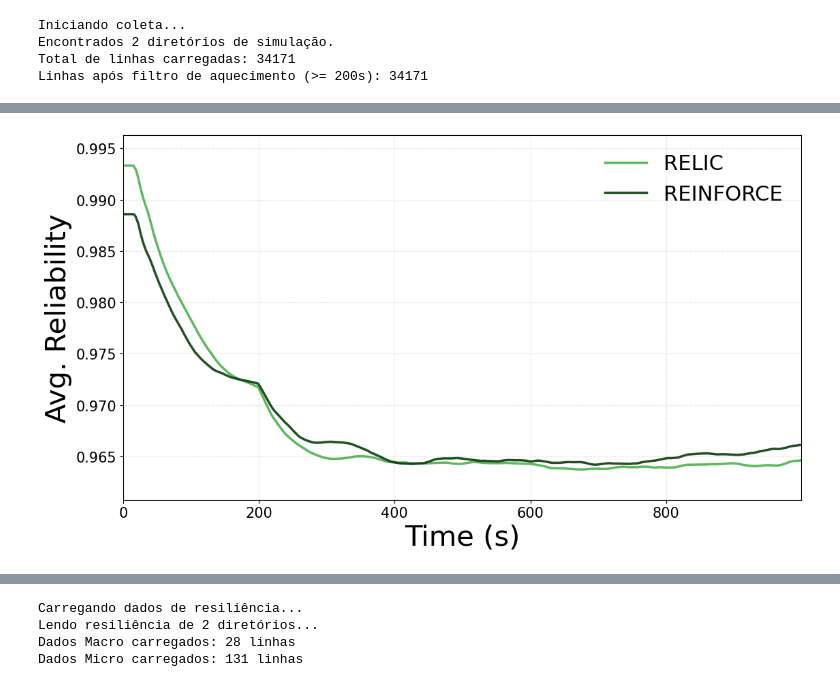
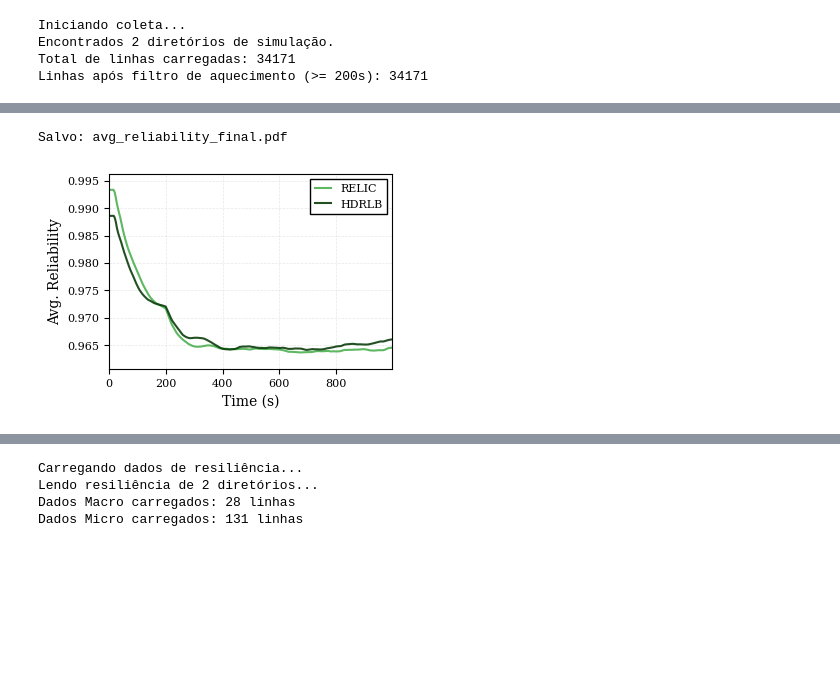
Before and after one commit to FialhoSJ/multi-user-sfc, a Jupyter notebook: plots/2026/teste.ipynb, the cells around one changed output, grey strips where cells are left out. Saved outputs shown, nothing was run; the diff lists cells and outputs as text; code cells hidden in the pictures; blank space fills up the shorter version.

```diff
--- a/plots/2026/teste.ipynb
+++ b/plots/2026/teste.ipynb
@@ -59,7 +77,7 @@ NOME_ALGORITMOS_MAP = {
     'hephaestus': 'hephaestus',
     'hephaestusMaskablePPO': 'Hephaestus',
     'REPLICMASKABLEPPO': 'RELIC',
-    'DRLMASKABLEPPO': 'REINFORCE'
+    'DRLMASKABLEPPO': 'HDRLB'
 }
 
 # Cores específicas para cada algoritmo (Consistência visual)
@@ -71,7 +89,7 @@ CORES_ALGORITMOS = {
     "OSCIM": "#d62728",       # Vermelho
     "GreedyB": "#9467bd",     # Roxo
     "Greedy": "#8c564b",
-    "REINFORCE": "#0B3D0B"    # Verde Escuro
+    "HDRLB": "#0B3D0B"    # Verde Escuro
 }
 
 # Padrões de hachura (textura das barras)
@@ -341,7 +416,7 @@ def create_binned_boxplot(df, x_col, y_col, x_label, y_label, bin_size=10, filen
 # %% [Célula 7] Execução - Gráficos Temporais
 
 # Seleção de Algoritmos para Plotar
-algoritmos_foco = ['RELIC', 'REINFORCE']
+algoritmos_foco = ['RELIC', 'HDRLB']
 df_foco = big_data[big_data['algorithm'].isin(algoritmos_foco)].copy()
 
 # Mapeamento Métrica -> Título do Eixo Y
@@ -516,17 +591,21 @@ else:
 # %%
 import matplotlib.pyplot as plt
+from matplotlib.ticker import FormatStrFormatter
 
-# %% [Célula de Ajuste Fino] Gráfico de Confiabilidade (Sem Título e Legenda Ajustada)
+# %% [Célula de Ajuste Fino] Gráfico de Confiabilidade (Atualizado e Alinhado)
 
 def plot_reliability_final(df, janela=20):
-    fig, ax = plt.subplots(figsize=(10, 6))
+    # Define o tamanho físico exato: 3.5 polegadas (largura da coluna) x 2.4 (altura proporcional)
+    fig, ax = plt.subplots(figsize=(3.5, 2.4))
 
-    # Ordenação dos algoritmos
-    # (Assumindo que CORES_ALGORITMOS já está definido globalmente no seu código)
-    algoritmos = sorted(
-        df['algorithm'].unique(),
-        key=lambda x: list(CORES_ALGORITMOS.keys()).index(x) if x in CORES_ALGORITMOS else 999
-    )
+    # Ordenação dos algoritmos (mantendo sua lógica)
+    if 'CORES_ALGORITMOS' in globals():
+        algoritmos = sorted(
+            df['algorithm'].unique(),
+            key=lambda x: list(CORES_ALGORITMOS.keys()).index(x) if x in CORES_ALGORITMOS else 999
+        )
+    else:
+        algoritmos = sorted(df['algorithm'].unique())
 
     min_val_global = 1.0
     max_val_global = 0.0
@@ -538,6 +617,7 @@ def plot_reliability_final(df, janela=20):
 
         series_raw = df_alg.groupby('tempo')['avg_sfc_reliability'].mean()
 
+        # Suavização
         if janela > 1:
             series_plot = series_raw.rolling(window=janela, min_periods=1).mean()
         else:
@@ -546,48 +626,60 @@ def plot_reliability_final(df, janela=20):
         min_val_global = min(min_val_global, series_plot.min())
         max_val_global = max(max_val_global, series_plot.max())
 
-        color = CORES_ALGORITMOS.get(alg, 'gray')
+        # Cor (com fallback seguro)
+        color = CORES_ALGORITMOS.get(alg, 'gray') if 'CORES_ALGORITMOS' in globals() else None
+
         ax.plot(
             series_plot.index,
             series_plot.values,
             label=alg,
             color=color,
-            linewidth=2.5,
+            linewidth=1.5,  # Linha mais fina para gráfico pequeno (era 2.5)
             alpha=0.9
         )
 
     # --- AJUSTES VISUAIS ---
     ax.set_xlim(series_plot.index.min(), series_plot.index.max())
 
-    # --- ALTERAÇÃO 2: Fontes Padronizadas ---
-    ax.set_ylabel("Avg. Reliability", fontsize=32) # Igualado ao Boxplot
-    ax.set_xlabel("Time (s)", fontsize=32)
+    # Labels (o tamanho virá do rcParams definido acima, ~8pt)
+    ax.set_xlabel("Time (s)")
+    ax.set_ylabel("Avg. Reliability")
 
-    # Legenda interna (já estava, mas ajustei o tamanho)
+    # --- LEGENDA OTIMIZADA ---
     ax.legend(
         loc='upper right',
         ncol=1,
-        frameon=False,
-        fontsize=20
+        frameon=True,
+        fancybox=False,      # Borda quadrada (padrão IEEE)
+        edgecolor='black',   # Borda preta fina
+        framealpha=1.0,      # Fundo opaco para não misturar com as linhas
+        handlelength=1.5     # Linha da legenda proporcional
+        # fontsize é herdado do rcParams (7pt)
     )
 
+    # Ajuste dos limites Y
     margin = (max_val_global - min_val_global) * 0.1
     y_lower = max(0, min_val_global - margin)
     y_upper = min(1.0005, max_val_global + margin)
     ax.set_ylim(y_lower, y_upper)
 
-    from matplotlib.ticker import FormatStrFormatter
+    # Formatação dos ticks
     ax.yaxis.set_major_formatter(FormatStrFormatter('%.3f'))
+    ax.grid(True, linestyle='--', alpha=0.3)
 
-    ax.grid(True, linestyle='--', alpha=0.3)
-    ax.tick_params(axis='both', labelsize=26)
+    # --- FINALIZAÇÃO CRÍTICA ---
+    # Substitui o subplots_adjust manual pelo layout apertado automático
+    # pad=0.2 garante que nada seja cortado, mas maximiza o espaço do gráfico
+    plt.tight_layout(pad=0.2)
 
-    plt.tight_layout()
-    plt.savefig("avg_reliability_final.pdf", dpi=300, bbox_inches='tight')
+    filename = "avg_reliability_final.pdf"
+    plt.savefig(filename, dpi=300)
+    print(f"Salvo: {filename}")
     plt.show()
 
-# Exemplo de chamada (certifique-se de que df_foco e CORES_ALGORITMOS existem)
+# Exemplo de chamada
 plot_reliability_final(df_foco, janela=200)
 # %% [output]
+Salvo: avg_reliability_final.pdf
-[figure, old version]
+[figure, new version]
 # %%
```
Also changed, not shown: parts of 14 cells of this notebook, 1 other file.
